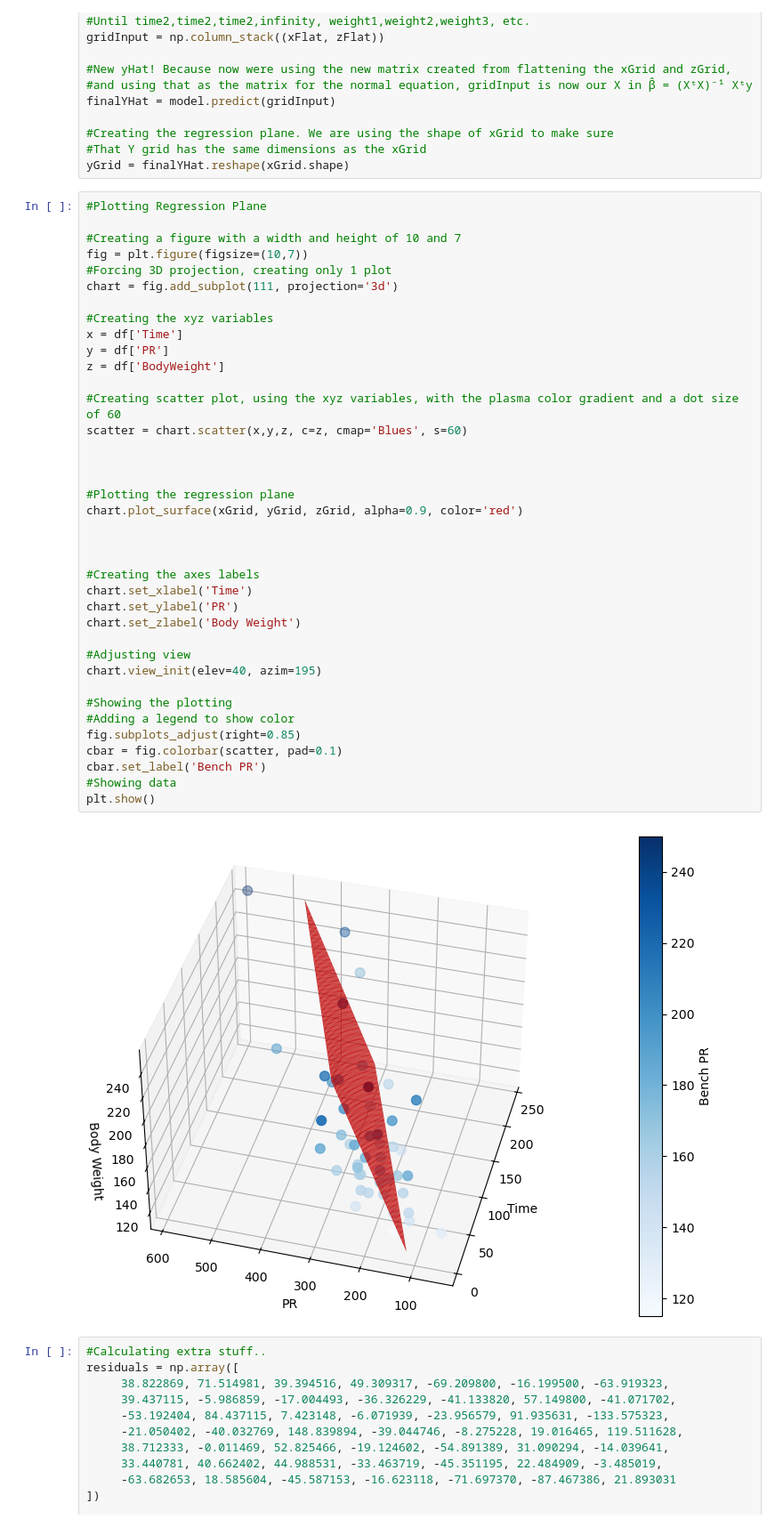
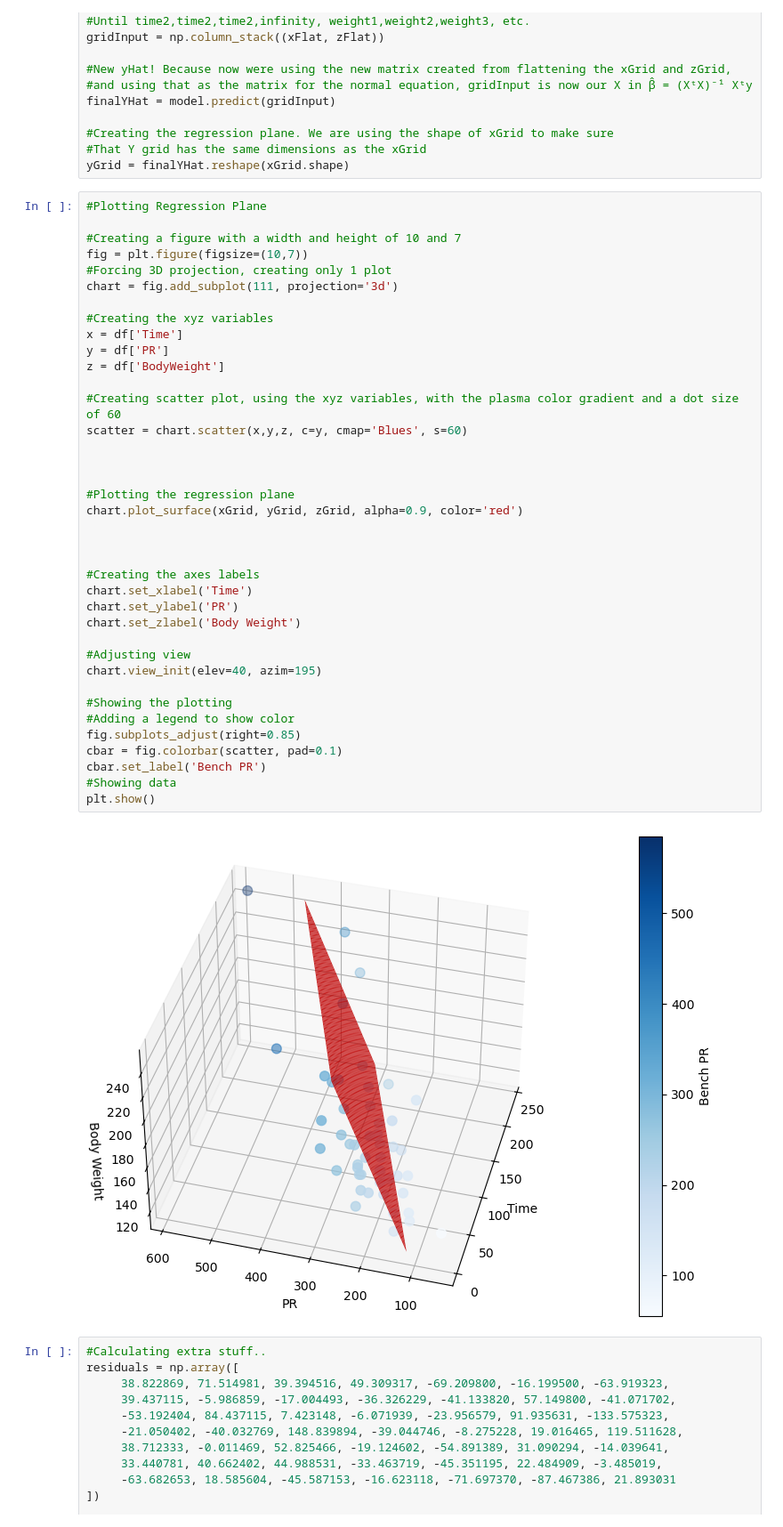
Before and after one commit to Seth-Mazer/BenchPressLinReg, a Jupyter notebook: LiftingData.ipynb, the cells around one changed output. Shown at 89% size. Cells and saved outputs as stored; diff of their text form.

```diff
--- a/LiftingData.ipynb
+++ b/LiftingData.ipynb
@@ -126,35 +126,35 @@ chart = fig.add_subplot(111, projection='3d')
 #Creating the xyz variables
 x = df['Time']
 y = df['PR']
 z = df['BodyWeight']
 
 #Creating scatter plot, using the xyz variables, with the plasma color gradient and a dot size of 60
-scatter = chart.scatter(x,y,z, c=z, cmap='Blues', s=60)
+scatter = chart.scatter(x,y,z, c=y, cmap='Blues', s=60)
 
 
 
 #Plotting the regression plane
 chart.plot_surface(xGrid, yGrid, zGrid, alpha=0.9, color='red')
 
 
 
 #Creating the axes labels
 chart.set_xlabel('Time')
 chart.set_ylabel('PR')
 chart.set_zlabel('Body Weight')
 
 #Adjusting view
 chart.view_init(elev=40, azim=195)
 
 #Showing the plotting
 #Adding a legend to show color
 fig.subplots_adjust(right=0.85)
 cbar = fig.colorbar(scatter, pad=0.1)
 cbar.set_label('Bench PR')
 #Showing data
 plt.show()
 # %% [output]
-[figure, old version]
+[figure, new version]
 # %%
 #Calculating extra stuff..
 residuals = np.array([
```
Also changed, not shown: 2 other files.
